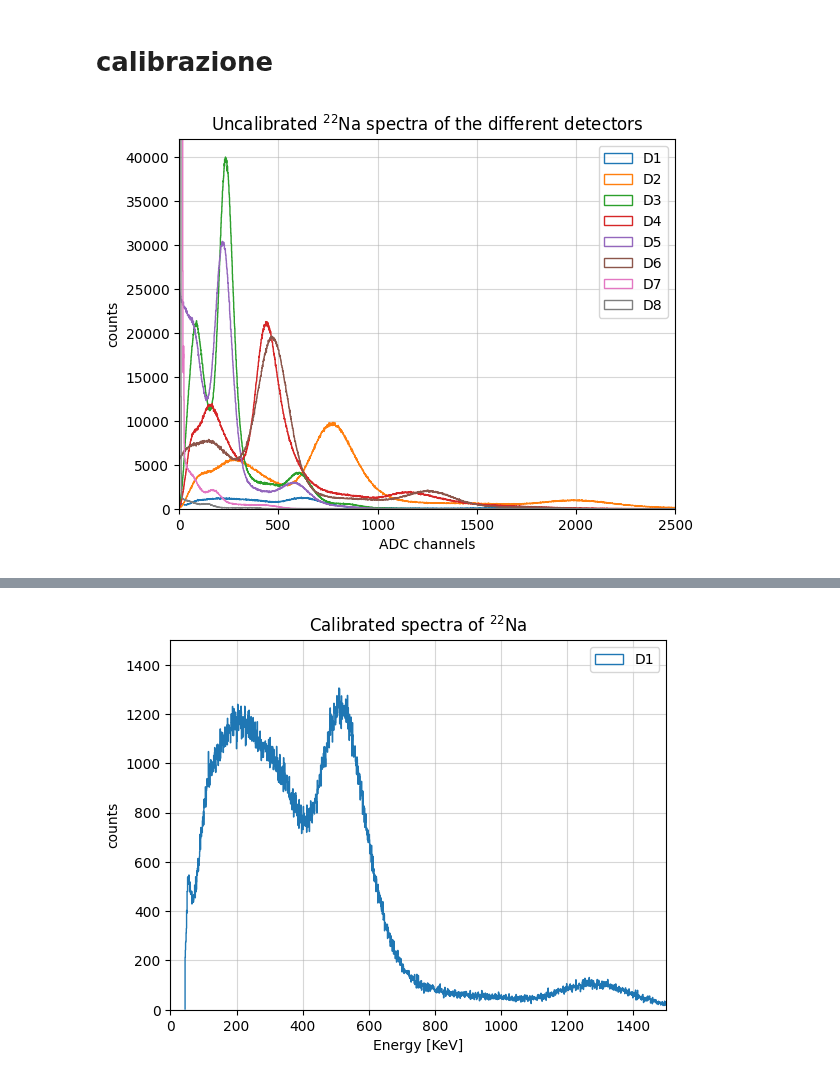
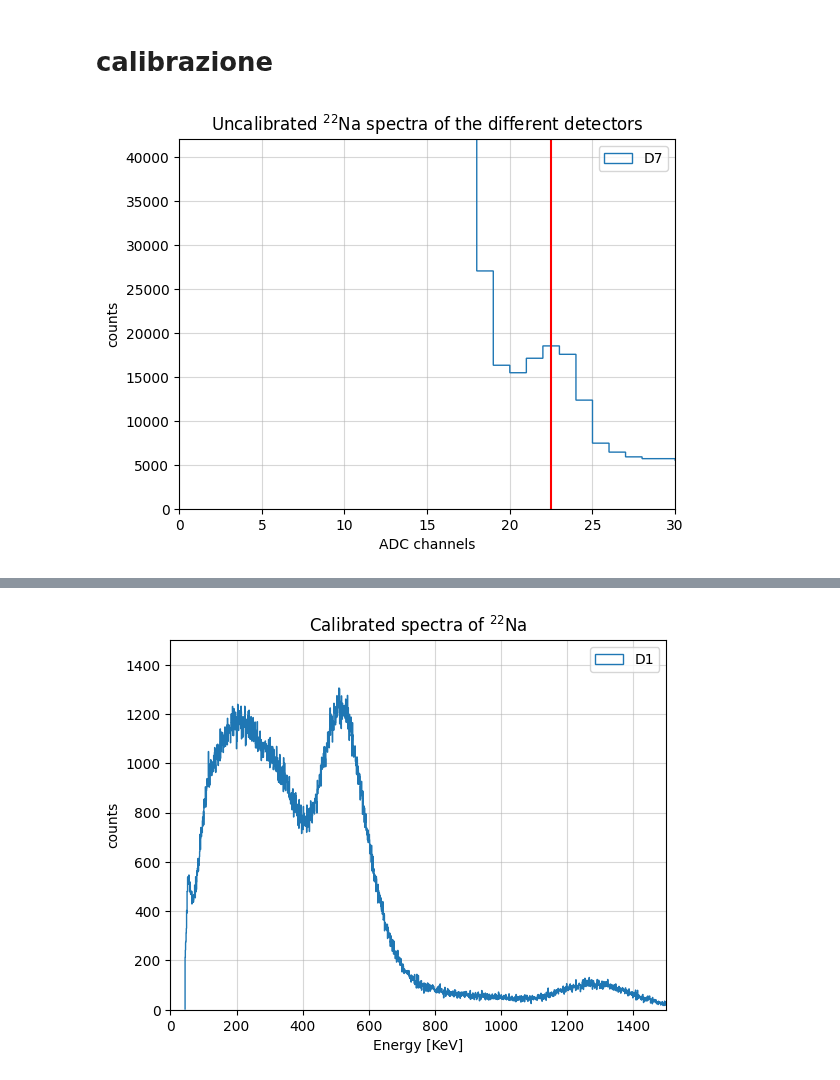
Before and after one commit to b3n3d3tt4/imaging, a Jupyter notebook: analisi.ipynb, the cells around one changed output, grey strips where cells are left out. Drawn from its saved outputs; the diff is of its cells as text; code cells hidden in the pictures.

```diff
--- a/analisi.ipynb
+++ b/analisi.ipynb
@@ -40,23 +40,25 @@ d6 = np.asarray(D6['Data_R;3']['Energy'].array())
 d7 = np.asarray(D7['Data_R;2']['Energy'].array())
 d8 = np.asarray(D8['Data_R;2']['Energy'].array())
 # %%
-plt.hist(d1, bins=int(d1.max()), histtype='step', label='D1')
-plt.hist(d2, bins=int(d2.max()), histtype='step', label='D2')
-plt.hist(d3, bins=int(d3.max()), histtype='step', label='D3')
-plt.hist(d4, bins=int(d4.max()), histtype='step', label='D4')
-plt.hist(d5, bins=int(d5.max()), histtype='step', label='D5')
-plt.hist(d6, bins=int(d6.max()), histtype='step', label='D6')
+# plt.hist(d1, bins=int(d1.max()), histtype='step', label='D1')
+# plt.hist(d2, bins=int(d2.max()), histtype='step', label='D2')
+# plt.hist(d3, bins=int(d3.max()), histtype='step', label='D3')
+# plt.hist(d4, bins=int(d4.max()), histtype='step', label='D4')
+# plt.hist(d5, bins=int(d5.max()), histtype='step', label='D5')
+# plt.hist(d6, bins=int(d6.max()), histtype='step', label='D6')
 plt.hist(d7, bins=int(d7.max()), histtype='step', label='D7')
-plt.hist(d8, bins=int(d8.max()), histtype='step', label='D8')
+# plt.hist(d8, bins=int(d8.max()), histtype='step', label='D8')
+plt.axvline(x=22.5, color='red')
+# plt.axvline(x=50, color='red')
 plt.title(r'Uncalibrated $^{22}$Na spectra of the different detectors')
 plt.xlabel('ADC channels')
 plt.ylabel('counts')
 plt.ylim(0, 42000)
-plt.xlim(0, 2500)
+plt.xlim(0, 30)
 plt.grid(alpha=0.5)
 plt.legend()
 plt.show()
 # %% [output]
-[figure, old version]
+[figure, new version]
 # %%
 print('D1 \nCompton')
```
Also changed, not shown: parts of 14 cells of this notebook.
